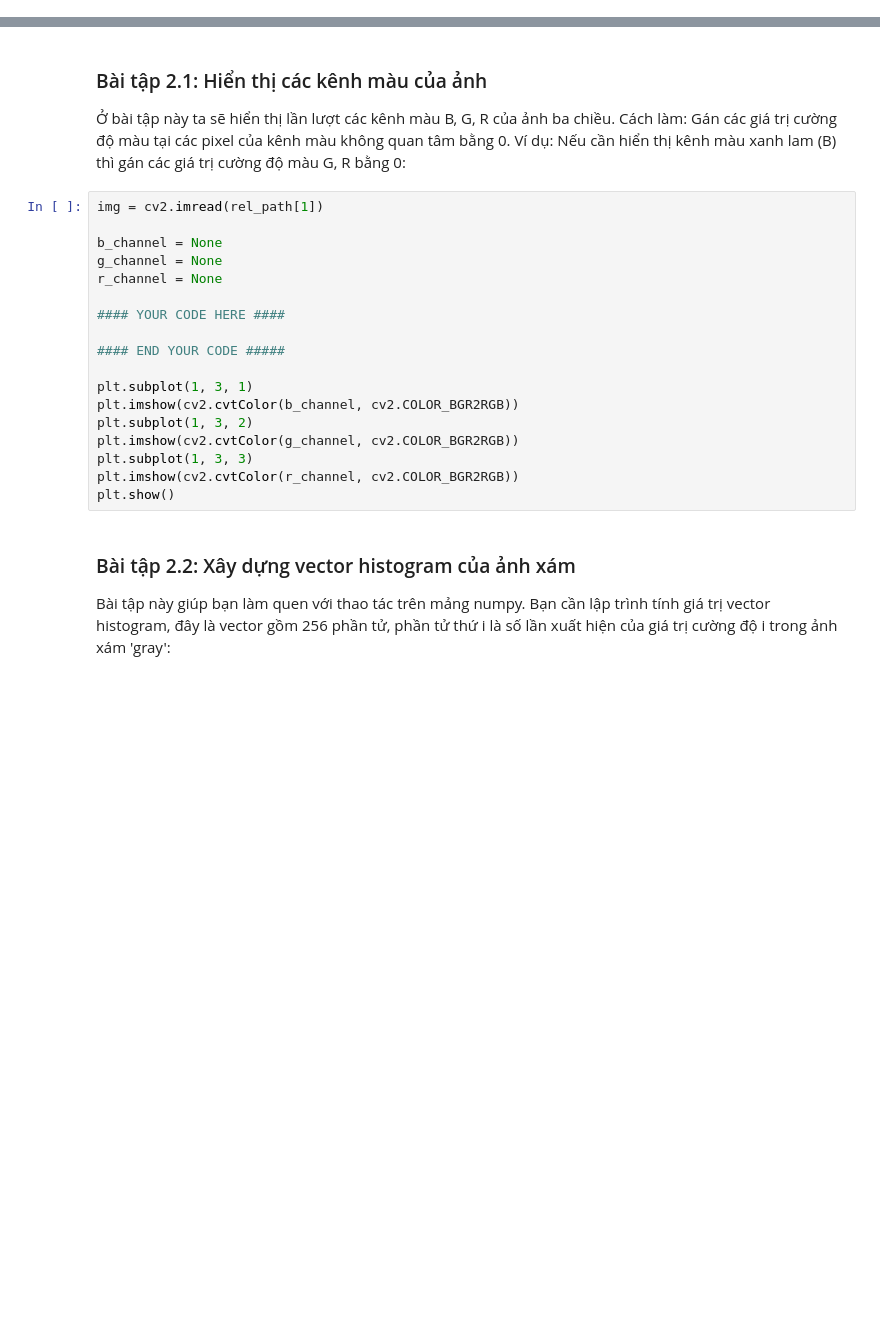
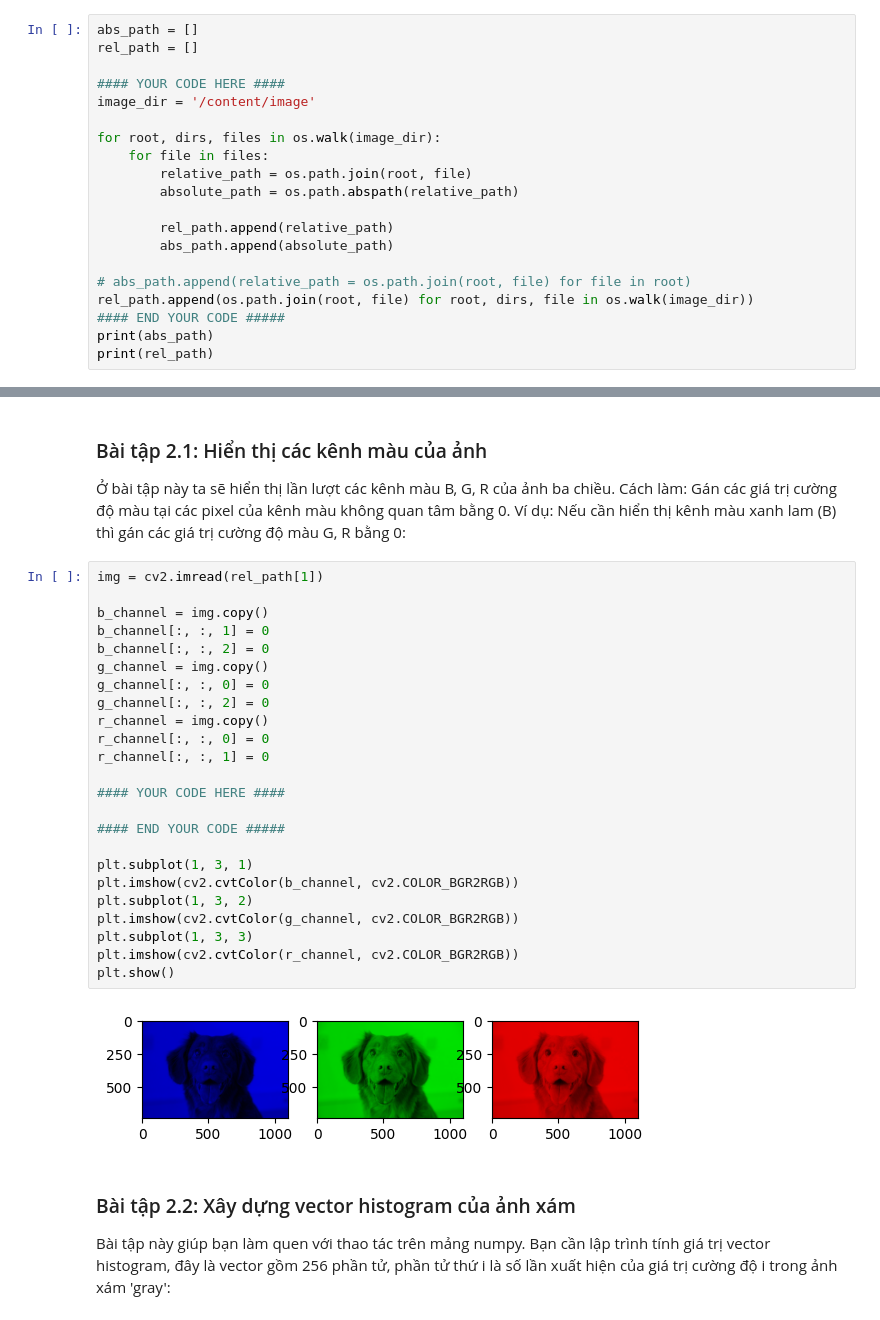
Before and after one commit to baovin/CV_VIN, a Jupyter notebook: in_class_01/in_class_01/CV01.Inclass_Intro2CV_2024.ipynb, the cells around one changed output, grey strips where cells are left out. Cells and saved outputs as stored; diff of their text form; blank space fills up the shorter version.

```diff
--- a/in_class_01/in_class_01/CV01.Inclass_Intro2CV_2024.ipynb
+++ b/in_class_01/in_class_01/CV01.Inclass_Intro2CV_2024.ipynb
@@ -51,0 +40,20 @@ print(rel_path)
+# %%
+abs_path = []
+rel_path = []
+
+#### YOUR CODE HERE ####
+image_dir = '/content/image'
+
+for root, dirs, files in os.walk(image_dir):
+    for file in files:
+        relative_path = os.path.join(root, file)
+        absolute_path = os.path.abspath(relative_path)
+
+        rel_path.append(relative_path)
+        abs_path.append(absolute_path)
+
+# abs_path.append(relative_path = os.path.join(root, file) for file in root)
+rel_path.append(os.path.join(root, file) for root, dirs, file in os.walk(image_dir))
+#### END YOUR CODE #####
+print(abs_path)
+print(rel_path)
@@ -132,21 +165,29 @@ plt.show()
 # %%
 img = cv2.imread(rel_path[1])
 
-b_channel = None
-g_channel = None
-r_channel = None
+b_channel = img.copy()
+b_channel[:, :, 1] = 0
+b_channel[:, :, 2] = 0
+g_channel = img.copy()
+g_channel[:, :, 0] = 0
+g_channel[:, :, 2] = 0
+r_channel = img.copy()
+r_channel[:, :, 0] = 0
+r_channel[:, :, 1] = 0
 
 #### YOUR CODE HERE ####
 
 #### END YOUR CODE #####
 
 plt.subplot(1, 3, 1)
 plt.imshow(cv2.cvtColor(b_channel, cv2.COLOR_BGR2RGB))
 plt.subplot(1, 3, 2)
 plt.imshow(cv2.cvtColor(g_channel, cv2.COLOR_BGR2RGB))
 plt.subplot(1, 3, 3)
 plt.imshow(cv2.cvtColor(r_channel, cv2.COLOR_BGR2RGB))
 plt.show()
+# %% [output]
+[figure, added]
 # %% [markdown]
 ### Bài tập 2.2: Xây dựng vector histogram của ảnh xám
 
```
Also changed, not shown: parts of 13 cells of this notebook.
